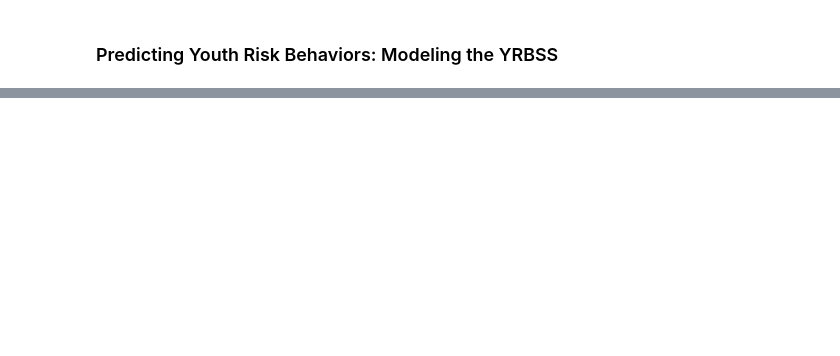
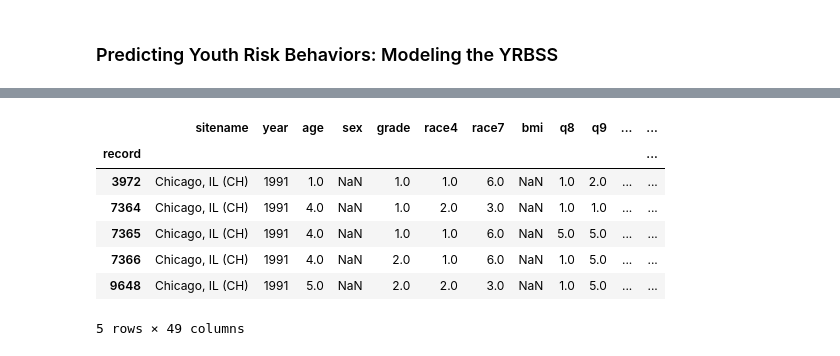
Before and after one commit to beckyepeters/risk_behaviors, a Jupyter notebook: risk_beh_eda.ipynb, the cells around one changed output, grey strips where cells are left out. Drawn from its saved outputs; the diff is of its cells as text; code cells hidden in the pictures; blank space fills up the shorter version.

```diff
--- a/risk_beh_eda.ipynb
+++ b/risk_beh_eda.ipynb
@@ -162,0 +270,2 @@ memory usage: 2.0+ MB
+# %%
+sex_df.drop(columns=to_drop, inplace=True)
@@ -162,0 +284,11 @@ memory usage: 2.0+ MB
+# %%
+sex_df.head()
+# %% [output]
+|  | sitename | year | age | sex | grade | race4 | race7 | bmi | q8 | q9 | ... | ... |
+| record |  |  |  |  |  |  |  |  |  |  |  | ... |
+| 3972 | Chicago, IL (CH) | 1991 | 1.0 | NaN | 1.0 | 1.0 | 6.0 | NaN | 1.0 | 2.0 | ... | ... |
+| 7364 | Chicago, IL (CH) | 1991 | 4.0 | NaN | 1.0 | 2.0 | 3.0 | NaN | 1.0 | 1.0 | ... | ... |
+| 7365 | Chicago, IL (CH) | 1991 | 4.0 | NaN | 1.0 | 1.0 | 6.0 | NaN | 5.0 | 5.0 | ... | ... |
+| 7366 | Chicago, IL (CH) | 1991 | 4.0 | NaN | 2.0 | 1.0 | 6.0 | NaN | 1.0 | 5.0 | ... | ... |
+| 9648 | Chicago, IL (CH) | 1991 | 5.0 | NaN | 2.0 | 2.0 | 3.0 | NaN | 1.0 | 5.0 | ... | ... |
+5 rows × 49 columns
```
Also changed, not shown: parts of 70 cells of this notebook.
